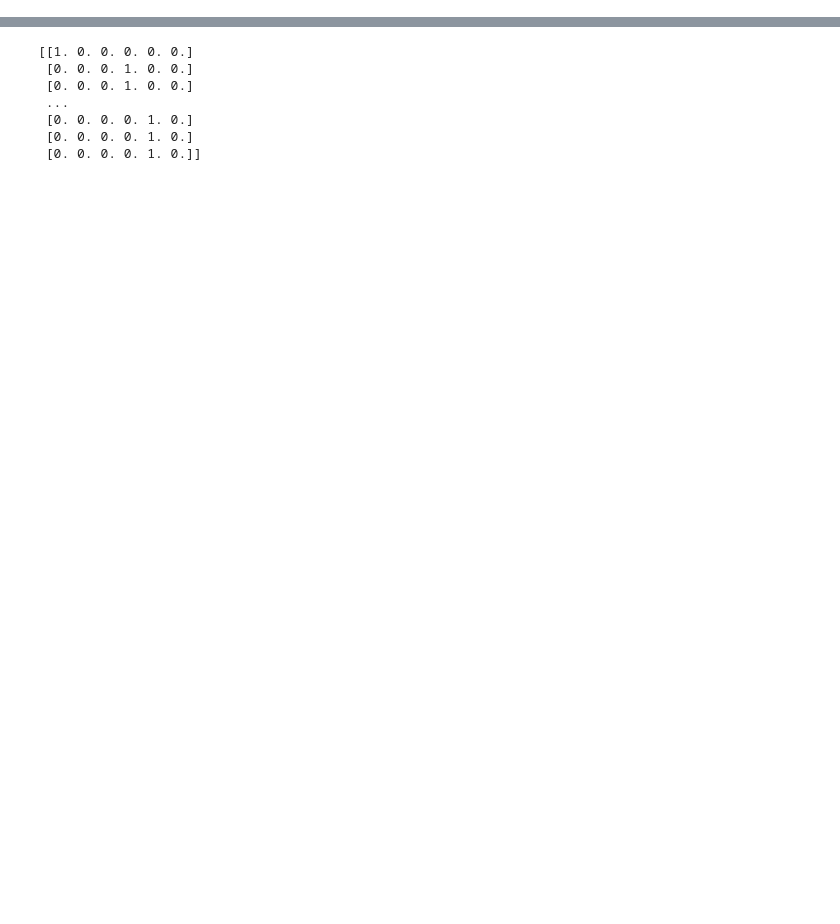
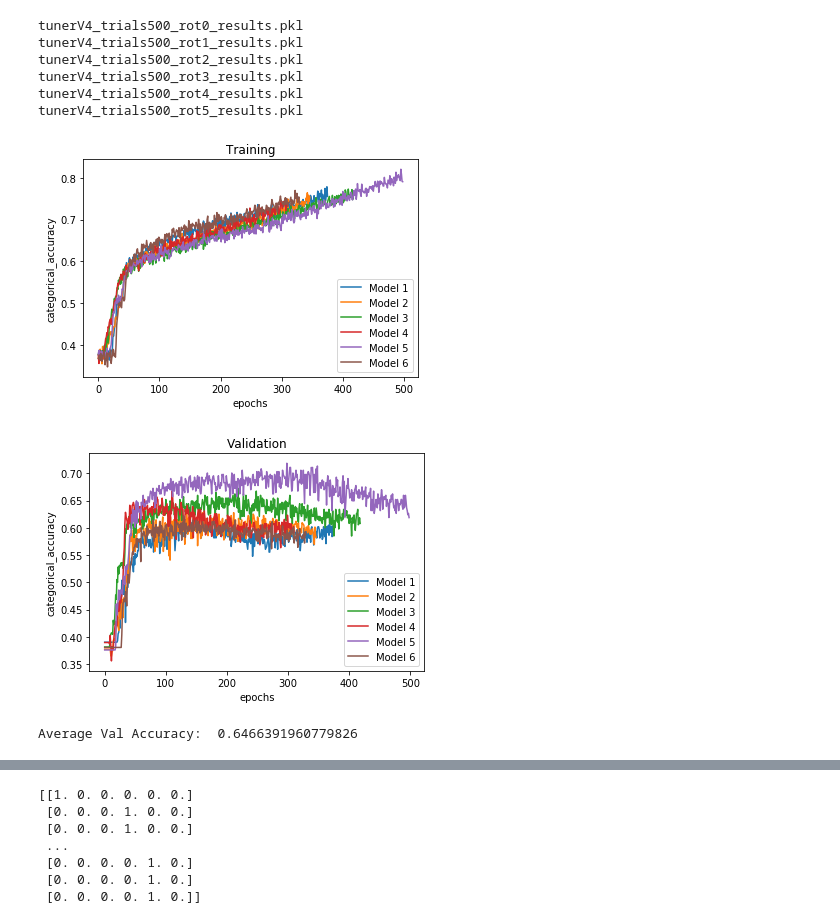
Before and after one commit to RezaTorbati/HonorsThesis, a Jupyter notebook: post.ipynb, the cells around one changed output, grey strips where cells are left out. Cells and saved outputs as stored; diff of their text form; code cells hidden in the pictures; blank space fills up the shorter version.

```diff
--- a/post.ipynb
+++ b/post.ipynb
@@ -0,0 +13,13 @@
+# %%
+#post.visualizeExperiment('results', 'folds_rot3_r4_f15_11_11_11_20_18_18_18_25_22_22_22_30_28_28_35_50_80_k5_7_7_7_7_7_7_7_7_7_7_7_7_7_7_6_5_5_p1_1_1_1_3_1_1_1_3_1_1_1_3_1_1_1_1_1_pStrides1_1_1_1_2_1_1_1_2_1_1_1_2_1_1_1_1_1_d72_72_24_drop_0.10_sDrop_0.10_l2_0.00010_results.pkl')
+post.visualizeExperiment('results', 'tunerV4_*.pkl')
+# %% [output]
+tunerV4_trials500_rot0_results.pkl
+tunerV4_trials500_rot1_results.pkl
+tunerV4_trials500_rot2_results.pkl
+tunerV4_trials500_rot3_results.pkl
+tunerV4_trials500_rot4_results.pkl
+tunerV4_trials500_rot5_results.pkl
+[figure, added]
+[figure, added]
+Average Val Accuracy:  0.6466391960779826
```
Also changed, not shown: parts of 28 cells of this notebook, 4 other files.
